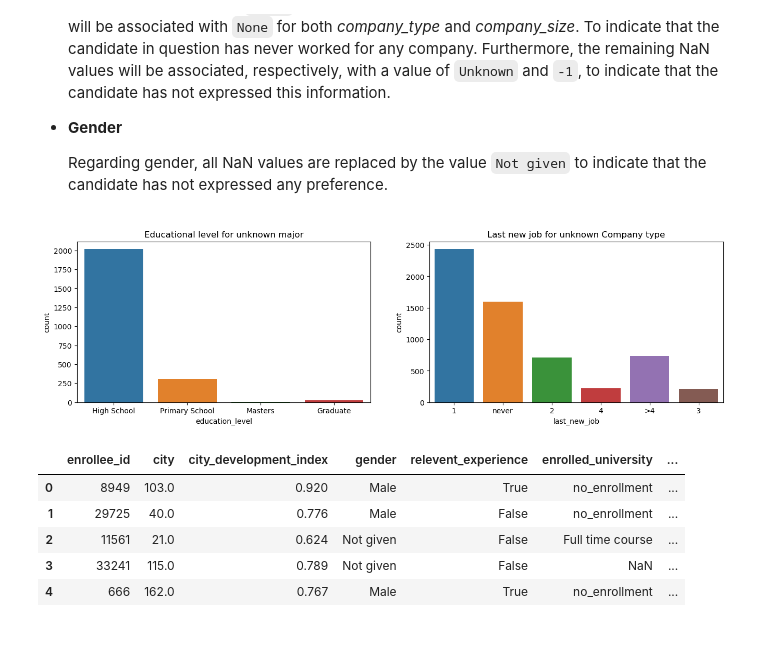
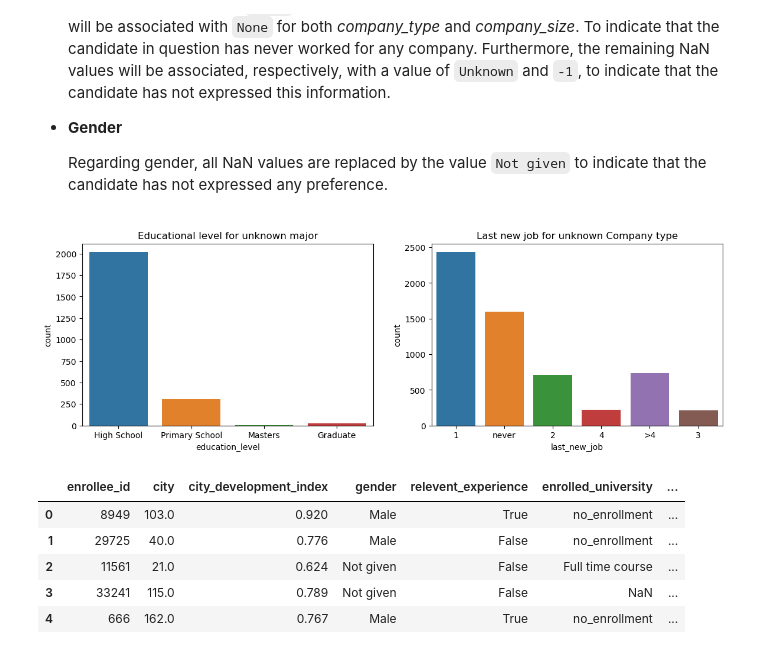
Before and after one commit to teob97/xtream-ai-assignment, a Jupyter notebook: notebooks/challenge_1.ipynb, the cells around one changed output. Saved outputs shown, nothing was run; the diff lists cells and outputs as text; code cells hidden in the pictures.

```diff
--- a/notebooks/challenge_1.ipynb
+++ b/notebooks/challenge_1.ipynb
@@ -136,14 +136,14 @@ Let's start analyzing the missing values (NaN) and see if some of it can be reco
 
     Regarding gender, all NaN values are replaced by the value `Not given` to indicate that the candidate has not expressed any preference.
 # %%
-_, axs = plt.subplots(1,2, figsize=(16,4))
-g1 = sns.countplot(data_raw[data_raw['major_discipline'].isna()], x='education_level', ax = axs[0])
-g1.set_title('Educational level for unknown major')
-g2 = sns.countplot(data_raw[data_raw['company_type'].isna()], x='last_new_job', ax = axs[1])
-g2.set_title('Last new job for unknown Company type')
+_, axs = plt.subplots(1,2, figsize=(14,4))
+
+sns.countplot(data_raw[data_raw['major_discipline'].isna()], x='education_level', ax = axs[0]).set_title('Educational level for unknown major')
+sns.countplot(data_raw[data_raw['company_type'].isna()], x='last_new_job', ax = axs[1]).set_title('Last new job for unknown Company type')
+
 plt.show()
 # %% [output]
-[figure, old version]
+[figure, new version]
 # %%
 data = my_functions.data_preprocessing(data_raw)
 data.head()
```
Also changed, not shown: parts of 7 cells of this notebook, 1 other file.
